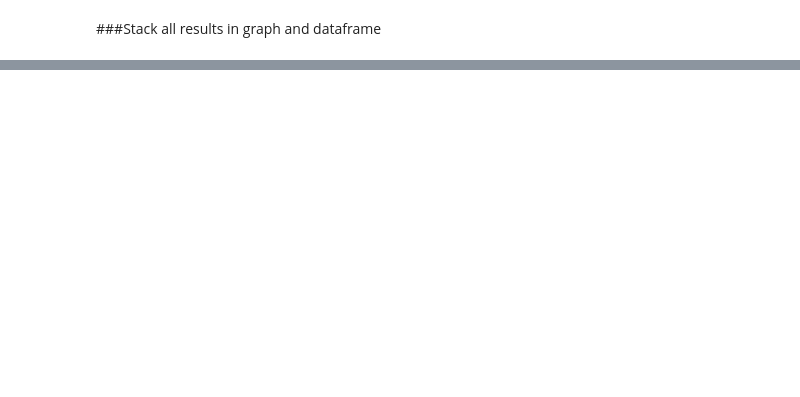
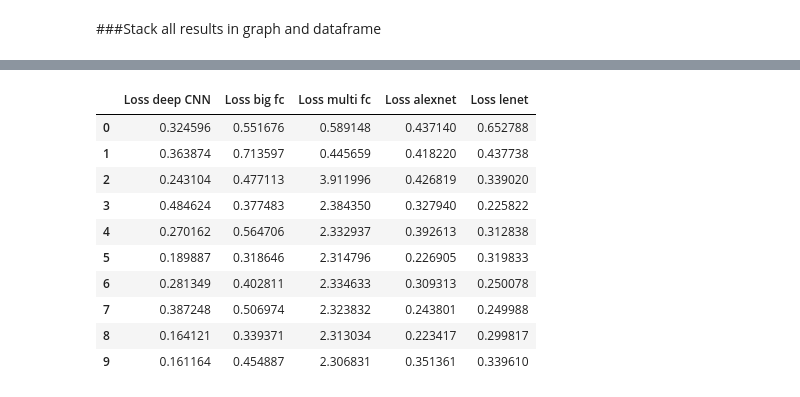
Before and after one commit to tcotte/CNN_Pytorch, a Jupyter notebook: different_arch.ipynb, the cells around one changed output, grey strips where cells are left out. Saved outputs shown, nothing was run; the diff lists cells and outputs as text; code cells hidden in the pictures; blank space fills up the shorter version.

```diff
--- a/different_arch.ipynb
+++ b/different_arch.ipynb
@@ -529,0 +546,14 @@ losses.to_csv('csv/losses')
+# %%
+losses
+# %% [output]
+|  | Loss deep CNN | Loss big fc | Loss multi fc | Loss alexnet | Loss lenet |
+| 0 | 0.324596 | 0.551676 | 0.589148 | 0.437140 | 0.652788 |
+| 1 | 0.363874 | 0.713597 | 0.445659 | 0.418220 | 0.437738 |
+| 2 | 0.243104 | 0.477113 | 3.911996 | 0.426819 | 0.339020 |
+| 3 | 0.484624 | 0.377483 | 2.384350 | 0.327940 | 0.225822 |
+| 4 | 0.270162 | 0.564706 | 2.332937 | 0.392613 | 0.312838 |
+| 5 | 0.189887 | 0.318646 | 2.314796 | 0.226905 | 0.319833 |
+| 6 | 0.281349 | 0.402811 | 2.334633 | 0.309313 | 0.250078 |
+| 7 | 0.387248 | 0.506974 | 2.323832 | 0.243801 | 0.249988 |
+| 8 | 0.164121 | 0.339371 | 2.313034 | 0.223417 | 0.299817 |
+| 9 | 0.161164 | 0.454887 | 2.306831 | 0.351361 | 0.339610 |
```
Also changed, not shown: parts of 9 cells of this notebook.
